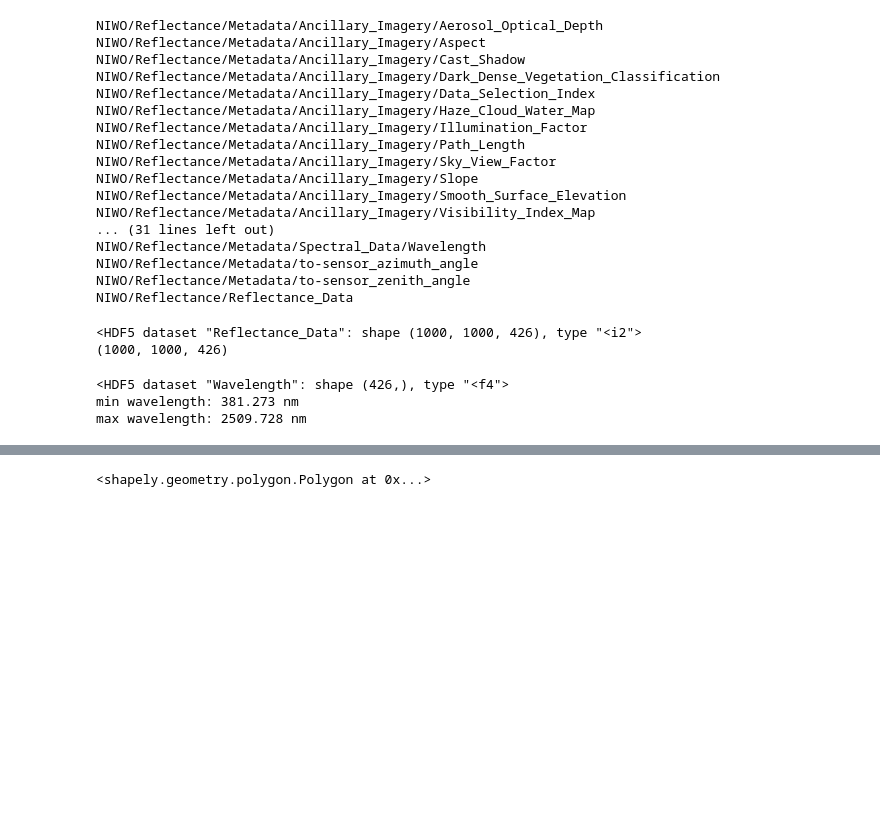
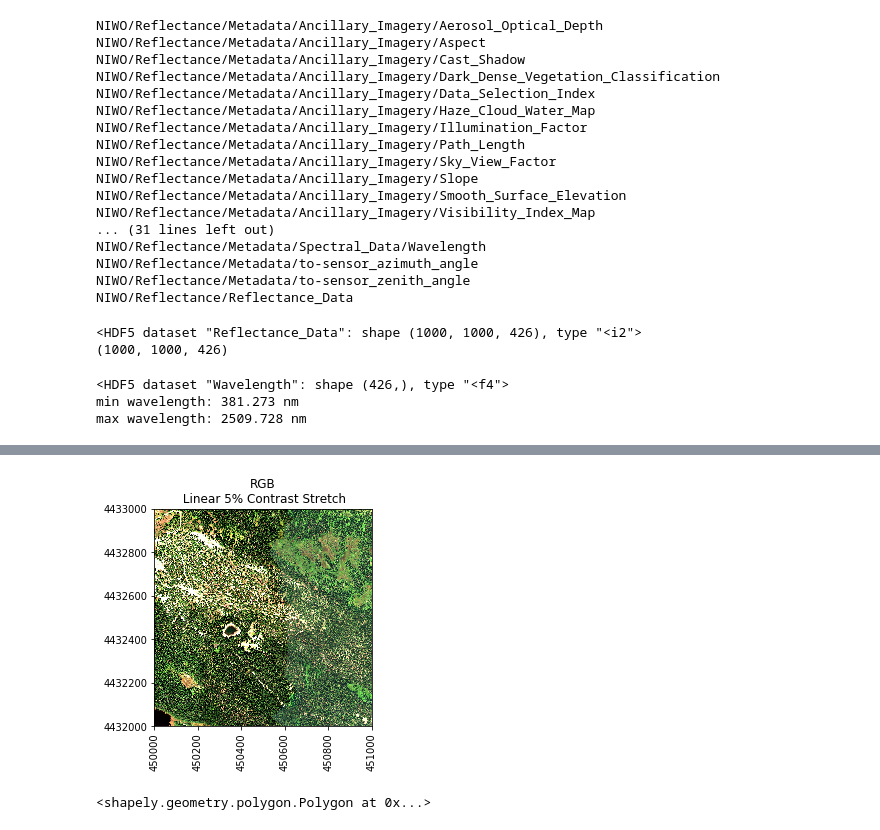
Before and after one commit to vscholl/jubilant-waffle, a Jupyter notebook: extract_spectra.ipynb, the cells around one changed output, grey strips where cells are left out. Drawn from its saved outputs; the diff is of its cells as text; code cells hidden in the pictures; blank space fills up the shorter version.

```diff
--- a/extract_spectra.ipynb
+++ b/extract_spectra.ipynb
@@ -193,3 +410,10 @@ plt.ticklabel_format(useOffset=False, style='plain') #do not use scientific nota
+# %%
+# plot RGB with 5% linear contrast stretch
+plot_aop_rgb(rgb,
+             h5_metadata['spatial extent'],
+             plot_title = 'RGB')
+# %% [output]
+[figure, added]
 # %%
 # filter the stems for those within the boundary of the current HS tile
 
```
Also changed, not shown: parts of 24 cells of this notebook.
